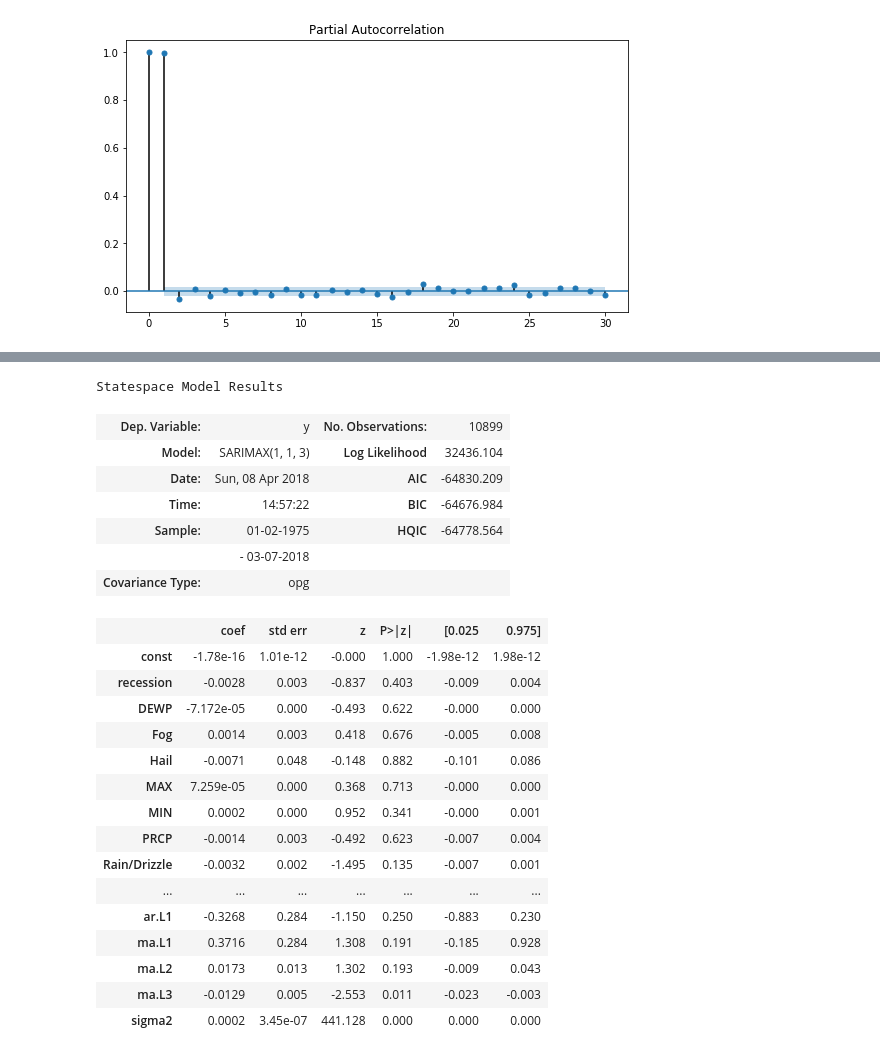
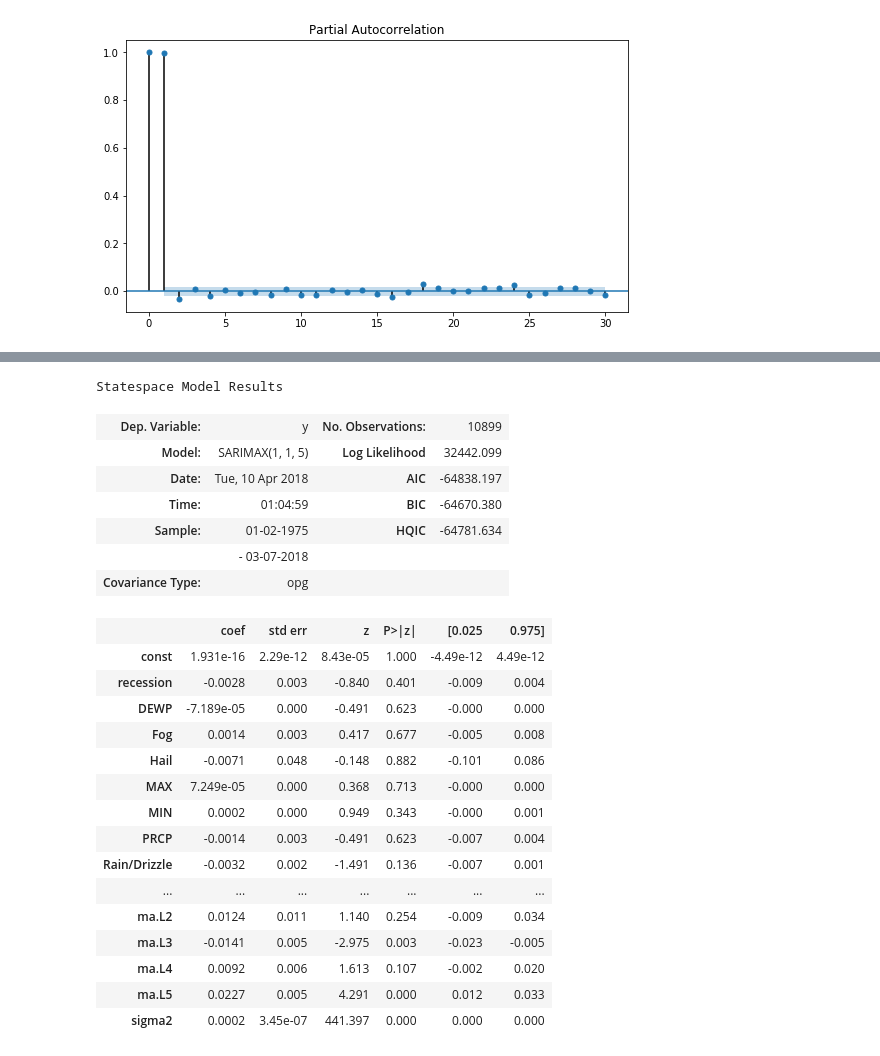
Before and after one commit to ccaspar/weather_commodities, a Jupyter notebook: wc_code.ipynb, the cells around one changed output, grey strips where cells are left out. Saved outputs shown, nothing was run; the diff lists cells and outputs as text; code cells hidden in the pictures.

```diff
--- a/wc_code.ipynb
+++ b/wc_code.ipynb
@@ -56,0 +67,7 @@ wheat['recession'] = wheat.date.map(lambda x: recession(x))
+# %%
+cotton = cotton[cotton.date > pd.datetime(1974,12,31)]
+plt.plot(cotton.date, cotton.price)
+plt.title('Historical Cotton Prices', fontsize=34)
+plt.xlabel('Year', fontsize=22)
+plt.ylabel('Price', fontsize=22)
+plt.tick_params(labelsize=16);
@@ -421,7 +421,18 @@ final_df.head()
 # %%
+# corn model
+main_df = pd.read_csv('./main_df.csv')
+main_df['DATE'] = pd.to_datetime(main_df.DATE)
+corn = corn[corn.date > pd.datetime(1974,12,31)]
+final_df = pd.merge(corn, main_df, how='left', left_on='date', right_on='DATE')
+final_df.drop('DATE', axis=1, inplace=True)
+final_df.set_index('date', inplace=True)
+final_df.columns = ['price', 'recession', 'DEWP', 'Fog', 'Hail', 'MAX', 'MIN', 'PRCP', 'Rain/Drizzle',
+       'SLP', 'Snow/Ice pellets', 'TEMP', 'Thunder', 'Tornado/Funnel cloud','VISIB', 'WDSP']
+
+
 p = 1 # number of lagged values
 d = 1 # number of diffs in lag
-q = 0 # lagged errors
+q = 5 # lagged errors
 
 # seasonal model
 P = 1
@@ -430,7 +441,7 @@ Q = 0
 
 s = 252  # days in season
 
-exog = final_df.drop(['price'], axis=1)
+exog = final_df.drop('price', axis=1)
 exog = sm.add_constant(exog)
 
 #SARIMAX model
@@ -447,56 +592,55 @@ plt.xlabel('Year', fontsize=14);
 # %%
 # cotton model
-main_df = pd.read_csv('~/desktop/main_df.csv')
+main_df = pd.read_csv('.//main_df.csv')
 main_df['DATE'] = pd.to_datetime(main_df.DATE)
 cotton = cotton[cotton.date > pd.datetime(1974,12,31)]
 final_df = pd.merge(cotton, main_df, how='left', left_on='date', right_on='DATE')
 final_df.drop('DATE', axis=1, inplace=True)
 final_df.set_index('date', inplace=True)
 final_df.columns = ['price', 'recession', 'DEWP', 'Fog', 'Hail', 'MAX', 'MIN', 'PRCP', 'Rain/Drizzle',
-       'SLP', 'Snow/Ice pellets', 'TEMP', 'Thunder', 'Tornado/Funnel cloud',
-       'VISIB', 'WDSP']
+       'SLP', 'Snow/Ice pellets', 'TEMP', 'Thunder', 'Tornado/Funnel cloud','VISIB', 'WDSP']
 
 
 p = 1 # lagged values
 d = 1 # diffs
-q = 3 # lagged errors
+q = 5 # lagged errors
 
 # seasonal model
-#P = 1
-#D = 1
-#Q = 1
+P = 1
+D = 1
+Q = 0
 
-#s = 252  # days preceding
+s = 252  # days preceding
 
-exog = final_df.drop(['price'], axis=1)
+exog = final_df.drop('price', axis=1)
 exog = sm.add_constant(exog)
 
 #SARIMAX model
-model = sm.tsa.statespace.SARIMAX(endog=final_df.price.values, exog=exog, order=(p,d,q))
+model = sm.tsa.statespace.SARIMAX(endog=final_df.price.values, exog=exog, order=(p,d,q), seasonal_order=(P,D,Q,s))
 results = model.fit()
 results.summary()
 # %% [output]
 Statespace Model Results
 | Dep. Variable: | y | No. Observations: | 10899 |
-| Model: | SARIMAX(1, 1, 3) | Log Likelihood | 32436.104 |
-| Date: | Sun, 08 Apr 2018 | AIC | -64830.209 |
-| Time: | 14:57:22 | BIC | -64676.984 |
-| Sample: | 01-02-1975 | HQIC | -64778.564 |
+| Model: | SARIMAX(1, 1, 5) | Log Likelihood | 32442.099 |
+| Date: | Tue, 10 Apr 2018 | AIC | -64838.197 |
+| Time: | 01:04:59 | BIC | -64670.380 |
+| Sample: | 01-02-1975 | HQIC | -64781.634 |
 |  | - 03-07-2018 |  |  |
 | Covariance Type: | opg |  |  |
 |  | coef | std err | z | P>|z| | [0.025 | 0.975] |
-| const | -1.78e-16 | 1.01e-12 | -0.000 | 1.000 | -1.98e-12 | 1.98e-12 |
-| recession | -0.0028 | 0.003 | -0.837 | 0.403 | -0.009 | 0.004 |
-| DEWP | -7.172e-05 | 0.000 | -0.493 | 0.622 | -0.000 | 0.000 |
-| Fog | 0.0014 | 0.003 | 0.418 | 0.676 | -0.005 | 0.008 |
+| const | 1.931e-16 | 2.29e-12 | 8.43e-05 | 1.000 | -4.49e-12 | 4.49e-12 |
+| recession | -0.0028 | 0.003 | -0.840 | 0.401 | -0.009 | 0.004 |
+| DEWP | -7.189e-05 | 0.000 | -0.491 | 0.623 | -0.000 | 0.000 |
+| Fog | 0.0014 | 0.003 | 0.417 | 0.677 | -0.005 | 0.008 |
 | Hail | -0.0071 | 0.048 | -0.148 | 0.882 | -0.101 | 0.086 |
-| MAX | 7.259e-05 | 0.000 | 0.368 | 0.713 | -0.000 | 0.000 |
-| MIN | 0.0002 | 0.000 | 0.952 | 0.341 | -0.000 | 0.001 |
-| PRCP | -0.0014 | 0.003 | -0.492 | 0.623 | -0.007 | 0.004 |
-| Rain/Drizzle | -0.0032 | 0.002 | -1.495 | 0.135 | -0.007 | 0.001 |
+| MAX | 7.249e-05 | 0.000 | 0.368 | 0.713 | -0.000 | 0.000 |
+| MIN | 0.0002 | 0.000 | 0.949 | 0.343 | -0.000 | 0.001 |
+| PRCP | -0.0014 | 0.003 | -0.491 | 0.623 | -0.007 | 0.004 |
+| Rain/Drizzle | -0.0032 | 0.002 | -1.491 | 0.136 | -0.007 | 0.001 |
 | ... | ... | ... | ... | ... | ... | ... |
-| ar.L1 | -0.3268 | 0.284 | -1.150 | 0.250 | -0.883 | 0.230 |
-| ma.L1 | 0.3716 | 0.284 | 1.308 | 0.191 | -0.185 | 0.928 |
-| ma.L2 | 0.0173 | 0.013 | 1.302 | 0.193 | -0.009 | 0.043 |
-| ma.L3 | -0.0129 | 0.005 | -2.553 | 0.011 | -0.023 | -0.003 |
-| sigma2 | 0.0002 | 3.45e-07 | 441.128 | 0.000 | 0.000 | 0.000 |
+| ma.L2 | 0.0124 | 0.011 | 1.140 | 0.254 | -0.009 | 0.034 |
+| ma.L3 | -0.0141 | 0.005 | -2.975 | 0.003 | -0.023 | -0.005 |
+| ma.L4 | 0.0092 | 0.006 | 1.613 | 0.107 | -0.002 | 0.020 |
+| ma.L5 | 0.0227 | 0.005 | 4.291 | 0.000 | 0.012 | 0.033 |
+| sigma2 | 0.0002 | 3.45e-07 | 441.397 | 0.000 | 0.000 | 0.000 |
```
Also changed, not shown: parts of 54 cells of this notebook, 2 other files.
